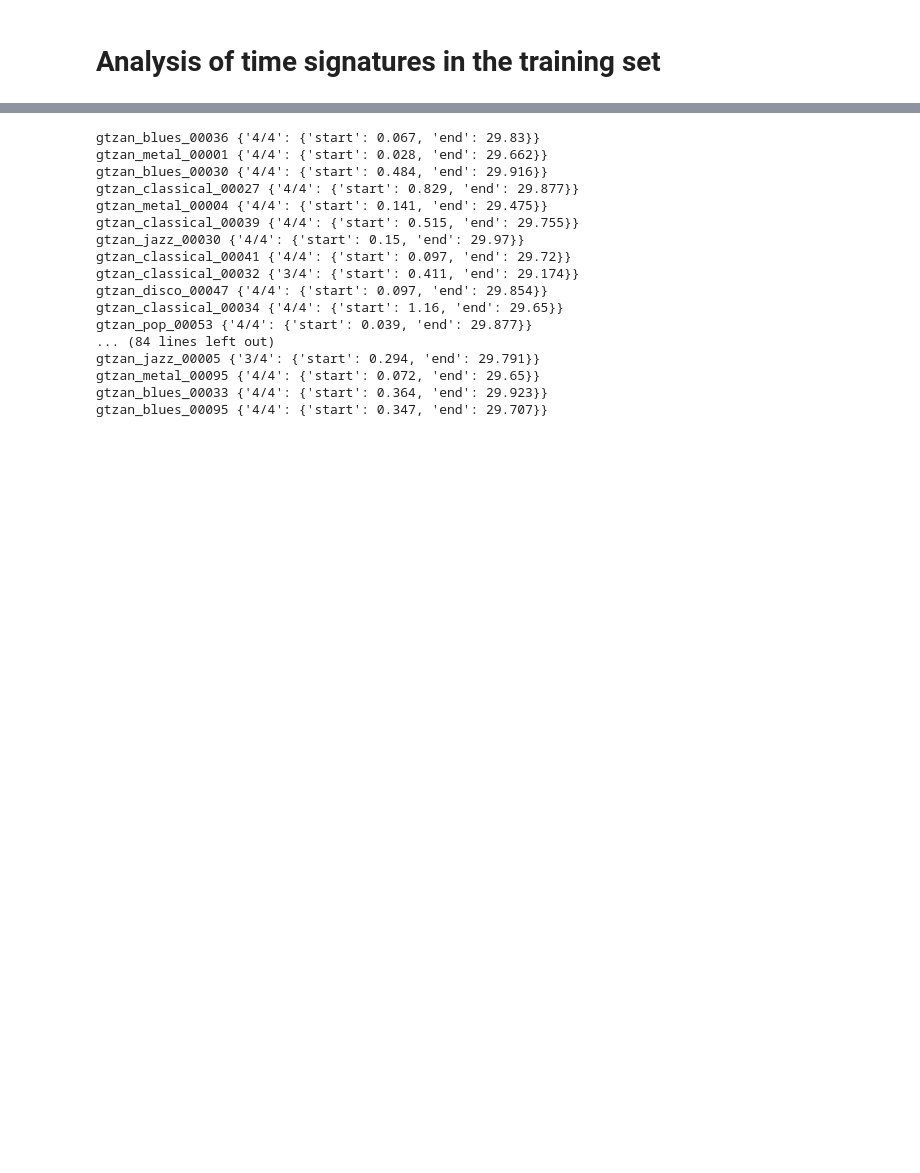
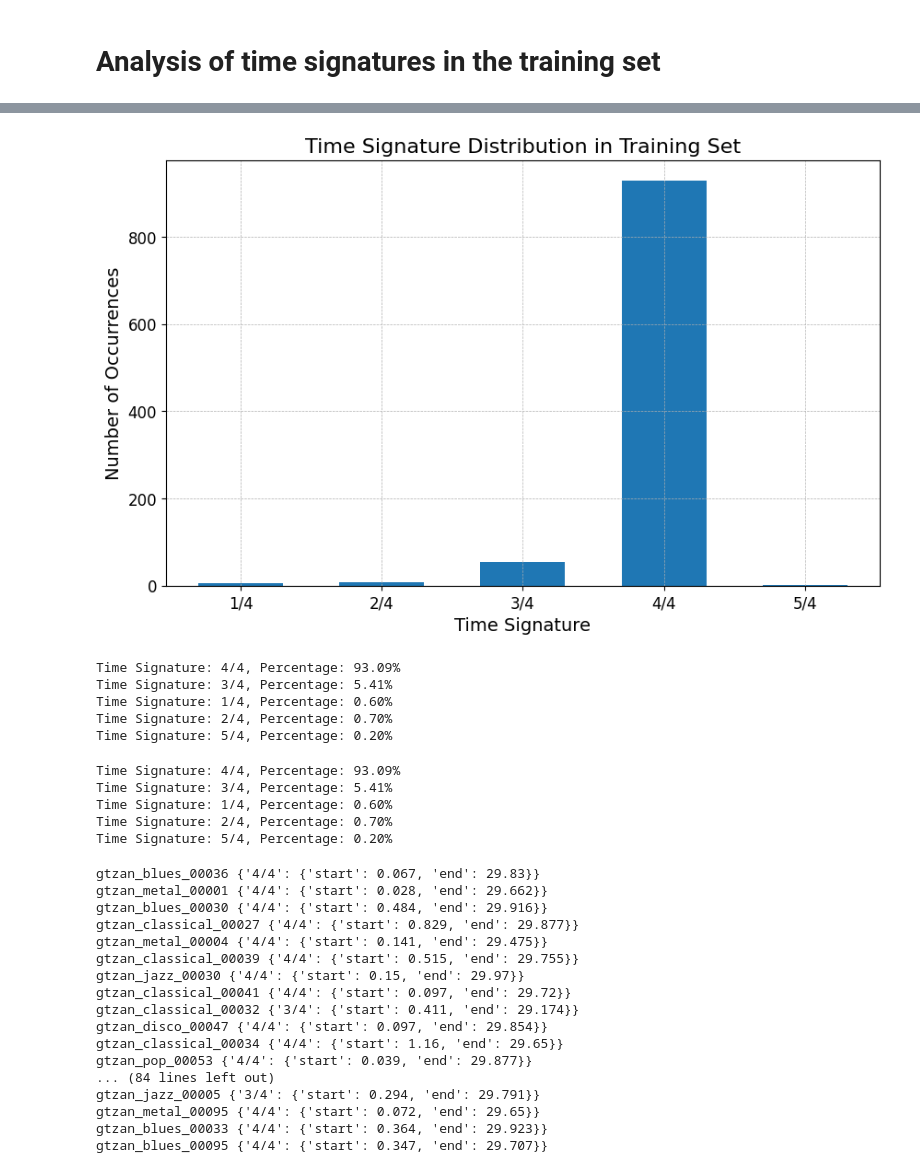
Before and after one commit to smilo7/more-beats-for-this, a Jupyter notebook: notebooks/More_Beats_for_This!_Reproducing_Beat_this!_paper_results_and_fail_case_analysis(1).ipynb, the cells around one changed output, grey strips where cells are left out. Cells and saved outputs as stored; diff of their text form; code cells hidden in the pictures; blank space fills up the shorter version.

Commit message:
add percentage of timesigantures calculations

```diff
--- a/notebooks/More_Beats_for_This!_Reproducing_Beat_this!_paper_results_and_fail_case_analysis(1).ipynb
+++ b/notebooks/More_Beats_for_This!_Reproducing_Beat_this!_paper_results_and_fail_case_analysis(1).ipynb
@@ -363,7 +363,7 @@ def plot_time_signature_distribution_frequency(time_signatures):
     ax.legend()
     plt.show()
 
-def plot_time_signature_distribution_frequency(time_signatures):
+def plot_time_signature_distribution_frequency(time_signatures, output_file='time_signature_distribution_train_set.pdf'):
     """Plot a bar chart of time signature distribution across datasets."""
     counts = defaultdict(Counter)
 
@@ -391,14 +391,27 @@ def plot_time_signature_distribution_frequency(time_signatures):
     plt.yticks(fontsize=12)
 
     # Save the figure
-    plt.savefig('time_signature_distribution_training_set.png', format='png', dpi=300, bbox_inches='tight')
+    plt.savefig(output_file, format='pdf', dpi=300, bbox_inches='tight')
     plt.show()
 
+def print_percentages_of_timesignatures(time_signatures):
+    # Calculate the total number of time signatures
+    total_time_signatures = sum(len(v) for v in time_signatures.values())
+
+    # Calculate the percentage of each time signature
+    time_signature_percentages = {k: (len(v) / total_time_signatures) * 100 for k, v in time_signatures.items()}
+
+    # Print the percentages
+    for ts, percentage in time_signature_percentages.items():
+        print(f"Time Signature: {ts}, Percentage: {percentage:.2f}%")
+
+
 # Example usage
-# skip_folders = ["gtzan", "ballroom", "beatles", "filosax", "groove_midi", "gtzan", "guitarset", "hainsworth", "harmonix", "hjdb", "jaah", "rwc", "simac", "smc", "tapcorrect"]
+# skip_folders = ["asap", "ballroom", "beatles", "candombe", "filosax", "groove_midi", "guitarset", "hainsworth", "harmonix", "hjdb", "jaah", "rwc", "simac", "smc", "tapcorrect"]
 skip_folders = ["gtzan"]
 data_dir = "data/annotations"
 time_signatures = process_annotations(data_dir, skip_folders)
 plot_time_signature_distribution_frequency(time_signatures)
+print_percentages_of_timesignatures(time_signatures)
 # %% [output]
 [figure]
@@ -405,3 +428,32 @@ plot_time_signature_distribution_frequency(time_signatures)
+# %%
+skip_folders = ["asap", "ballroom", "beatles", "candombe", "filosax", "groove_midi", "guitarset", "hainsworth", "harmonix", "hjdb", "jaah", "rwc", "simac", "smc", "tapcorrect"]
+data_dir = "data/annotations"
+time_signatures = process_annotations(data_dir, skip_folders)
+plot_time_signature_distribution_frequency(time_signatures, output_file='time_signature_distribution_test_set.pdf')
+print_percentages_of_timesignatures(time_signatures)
+# %% [output]
+[figure, added]
+Time Signature: 4/4, Percentage: 93.09%
+Time Signature: 3/4, Percentage: 5.41%
+Time Signature: 1/4, Percentage: 0.60%
+Time Signature: 2/4, Percentage: 0.70%
+Time Signature: 5/4, Percentage: 0.20%
+# %%
+# Calculate the total number of time signatures
+total_time_signatures = sum(len(v) for v in time_signatures.values())
+
+# Calculate the percentage of each time signature
+time_signature_percentages = {k: (len(v) / total_time_signatures) * 100 for k, v in time_signatures.items()}
+
+# Print the percentages
+for ts, percentage in time_signature_percentages.items():
+  print(f"Time Signature: {ts}, Percentage: {percentage:.2f}%")
+# %% [output]
+Time Signature: 4/4, Percentage: 93.09%
+Time Signature: 3/4, Percentage: 5.41%
+Time Signature: 1/4, Percentage: 0.60%
+Time Signature: 2/4, Percentage: 0.70%
+Time Signature: 5/4, Percentage: 0.20%
 # %%
 for index, row in df_worst.iterrows():
   piece = row["Piece"]
```
Also changed, not shown: parts of 1 cell of this notebook.
